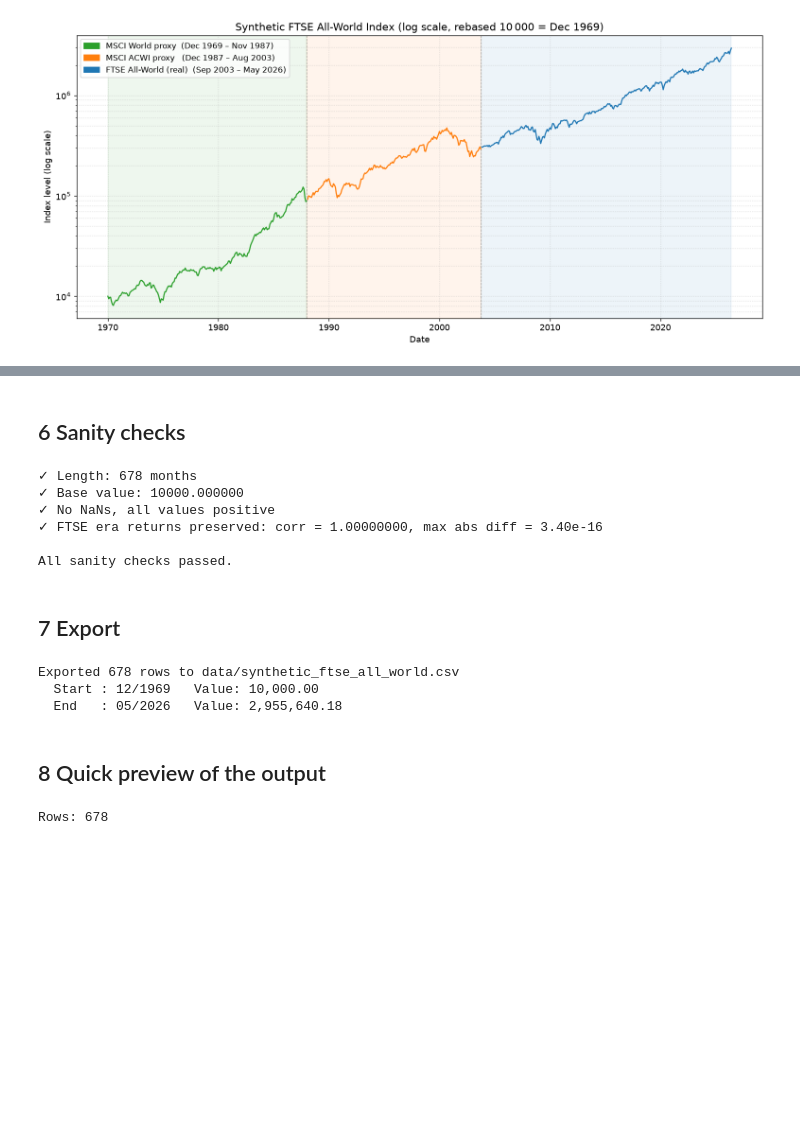
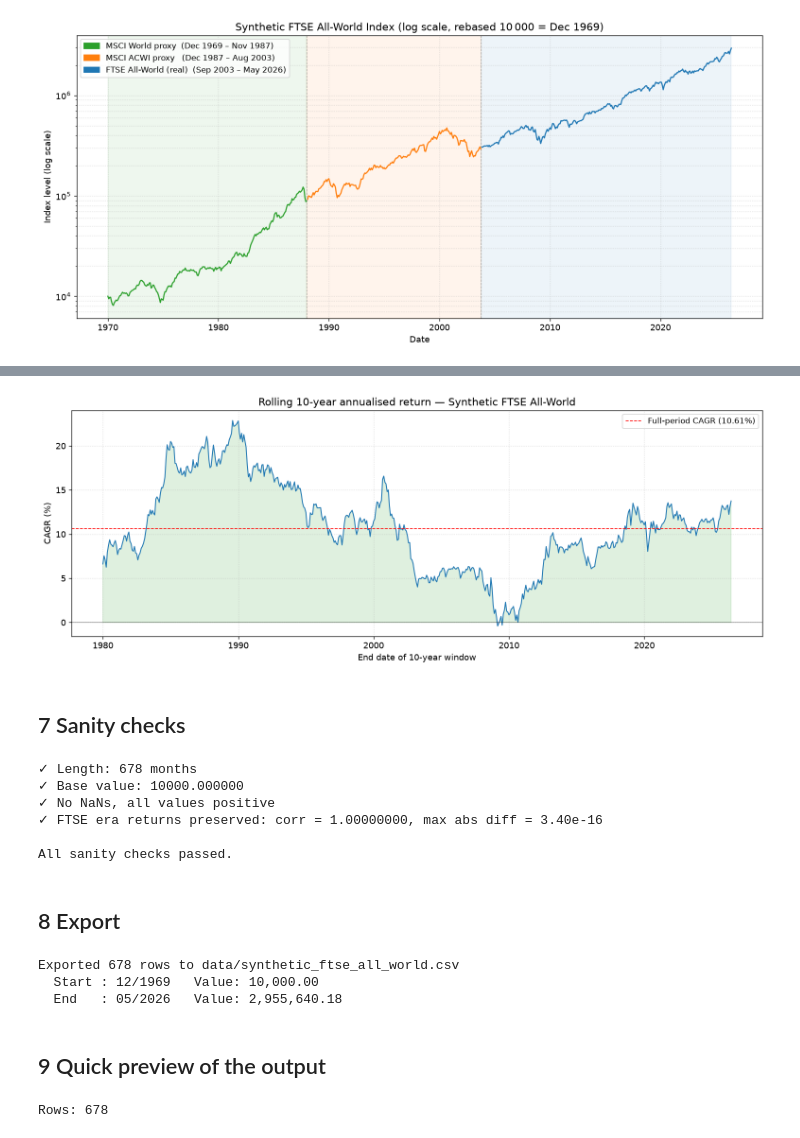
Before and after one commit to PulfordJ/synthetic-global-equity, a Jupyter notebook: synthetic_ftse_all_world.ipynb, the cells around one changed output, grey strips where cells are left out. Drawn from its saved outputs; the diff is of its cells as text; code cells hidden in the pictures; blank space fills up the shorter version.

```diff
--- a/synthetic_ftse_all_world.ipynb
+++ b/synthetic_ftse_all_world.ipynb
@@ -217,5 +281,30 @@ plt.show()
+# %%
+# ── Rolling 10-year CAGR ──────────────────────────────────────────────────────
+window = 120  # 10 years of monthly data
+rolling_cagr = (
+    (synthetic / synthetic.shift(window)) ** (12 / window) - 1
+).dropna()
+
+fig, ax = plt.subplots(figsize=(13, 5))
+ax.plot(rolling_cagr.index, rolling_cagr * 100, color="#1f77b4", linewidth=1.2)
+ax.axhline(full_cagr * 100, color="red", linestyle="--", linewidth=1,
+           label=f"Full-period CAGR ({full_cagr * 100:.2f}%)")
+ax.fill_between(rolling_cagr.index, rolling_cagr * 100, 0,
+                where=rolling_cagr > 0, alpha=0.15, color="#2ca02c")
+ax.fill_between(rolling_cagr.index, rolling_cagr * 100, 0,
+                where=rolling_cagr <= 0, alpha=0.15, color="#d62728")
+ax.axhline(0, color="black", linewidth=0.7, alpha=0.5)
+ax.set_title("Rolling 10-year annualised return — Synthetic FTSE All-World", fontsize=13)
+ax.set_ylabel("CAGR (%)")
+ax.set_xlabel("End date of 10-year window")
+ax.legend(fontsize=10)
+ax.grid(True, linestyle=":", alpha=0.5)
+plt.tight_layout()
+plt.show()
+# %% [output]
+[figure, added]
 # %% [markdown]
-## 6  Sanity checks
+## 7  Sanity checks
 # %%
 # Check 1 – index length matches MSCI World (both start Dec 1969)
 assert len(synthetic) == len(world), (
@@ -254,7 +343,7 @@ print("\nAll sanity checks passed.")
 
 All sanity checks passed.
 # %% [markdown]
-## 7  Export
+## 8  Export
 # %%
 output_path = "data/synthetic_ftse_all_world.csv"
 
@@ -271,7 +360,7 @@ Exported 678 rows to data/synthetic_ftse_all_world.csv
   Start : 12/1969   Value: 10,000.00
   End   : 05/2026   Value: 2,955,640.18
 # %% [markdown]
-## 8  Quick preview of the output
+## 9  Quick preview of the output
 # %%
 df_check = pd.read_csv(output_path)
 print(f"Rows: {len(df_check)}")
```
Also changed, not shown: parts of 2 cells of this notebook.
